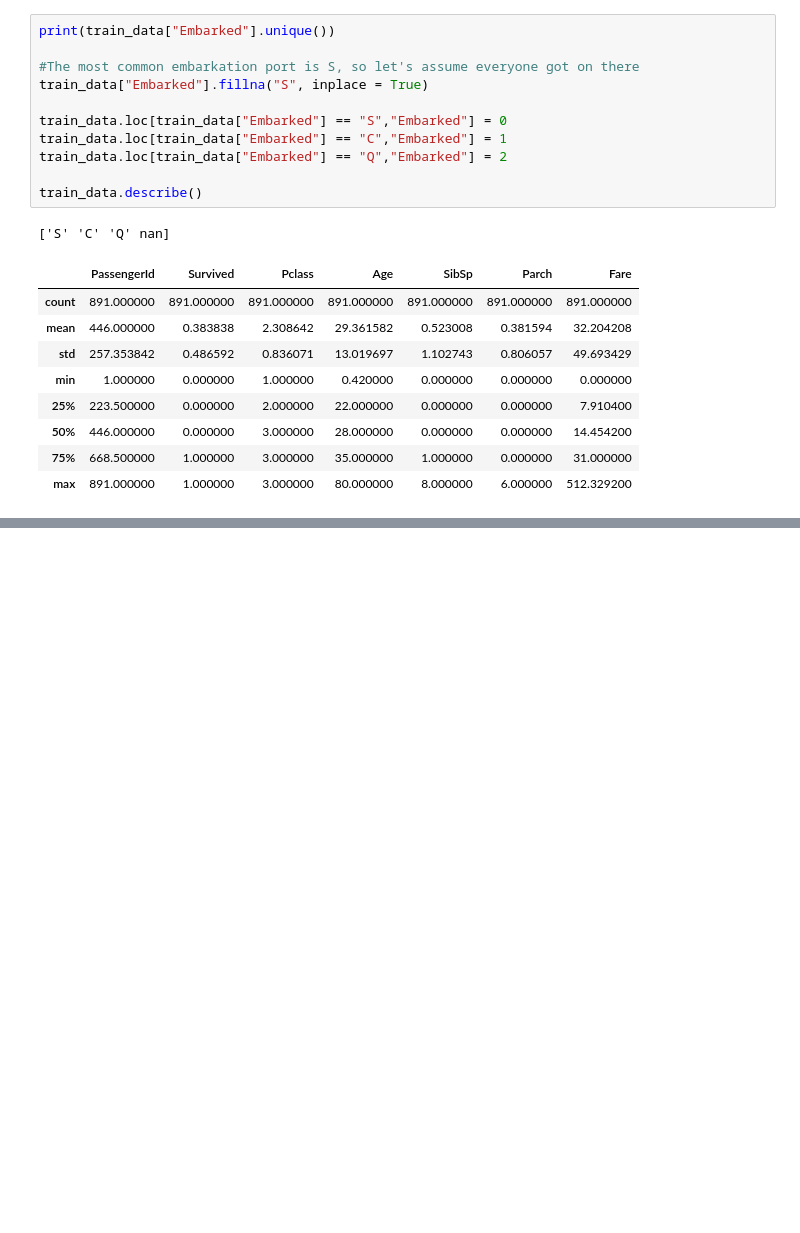
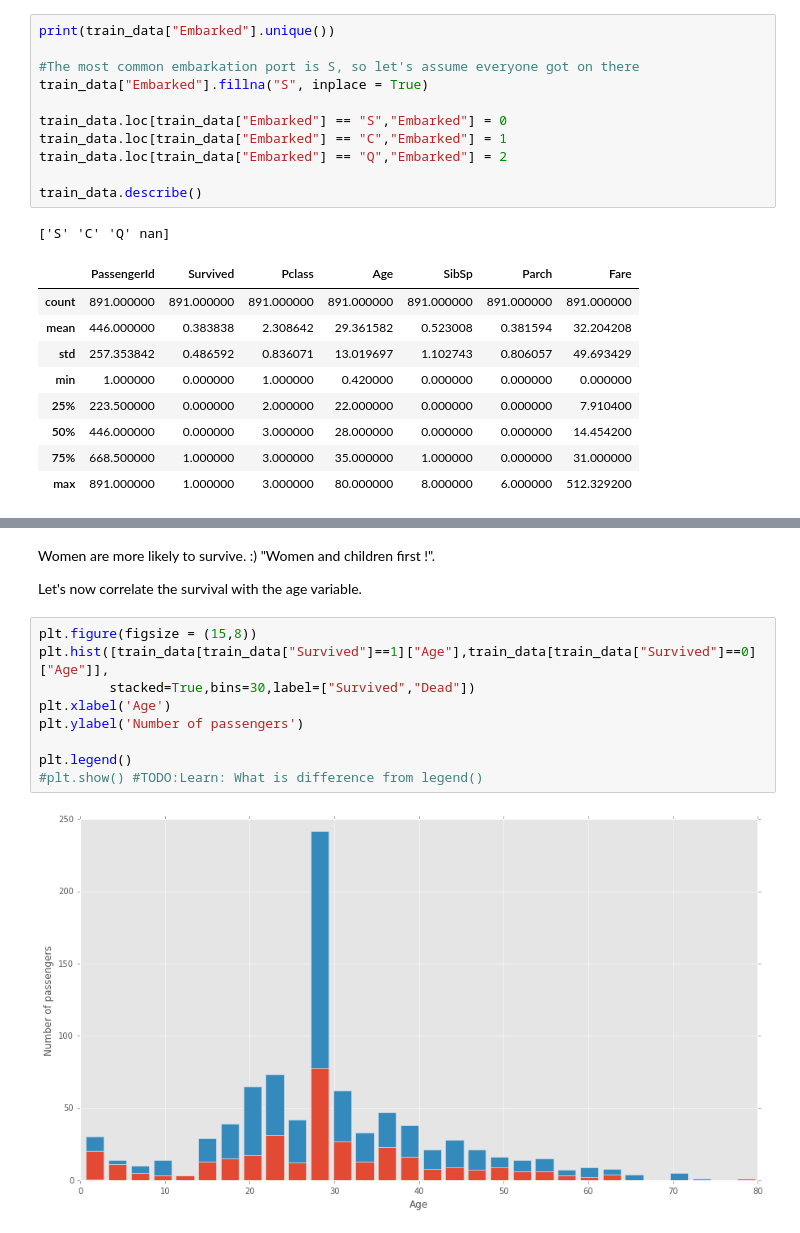
Before and after one commit to umitkaraogul/dataistanbul, a Jupyter notebook: titanic/kaggle-titanic.ipynb, the cells around one changed output, grey strips where cells are left out. Saved outputs shown, nothing was run; the diff lists cells and outputs as text; blank space fills up the shorter version.

```diff
--- a/titanic/kaggle-titanic.ipynb
+++ b/titanic/kaggle-titanic.ipynb
@@ -110,0 +139,15 @@ train_data.describe()
+# %% [markdown]
+Women are more likely to survive. :) "Women and children first !".
+
+Let's now correlate the survival with the age variable.
+# %%
+plt.figure(figsize = (15,8))
+plt.hist([train_data[train_data["Survived"]==1]["Age"],train_data[train_data["Survived"]==0]["Age"]],
+         stacked=True,bins=30,label=["Survived","Dead"])
+plt.xlabel('Age')
+plt.ylabel('Number of passengers')
+
+plt.legend()
+#plt.show() #TODO:Learn: What is difference from legend()
+# %% [output]
+[figure, added]
```
Also changed, not shown: parts of 7 cells of this notebook.
